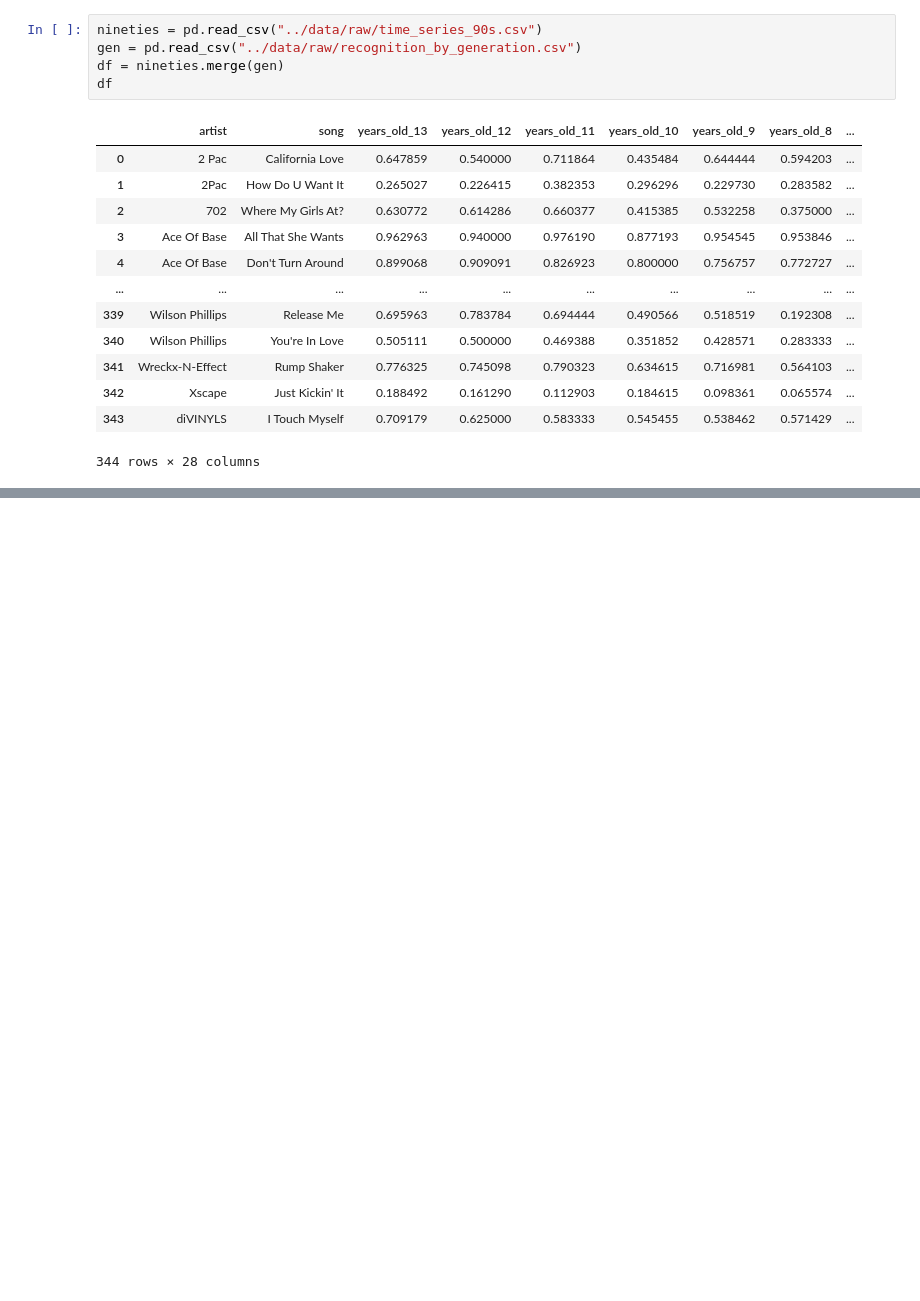
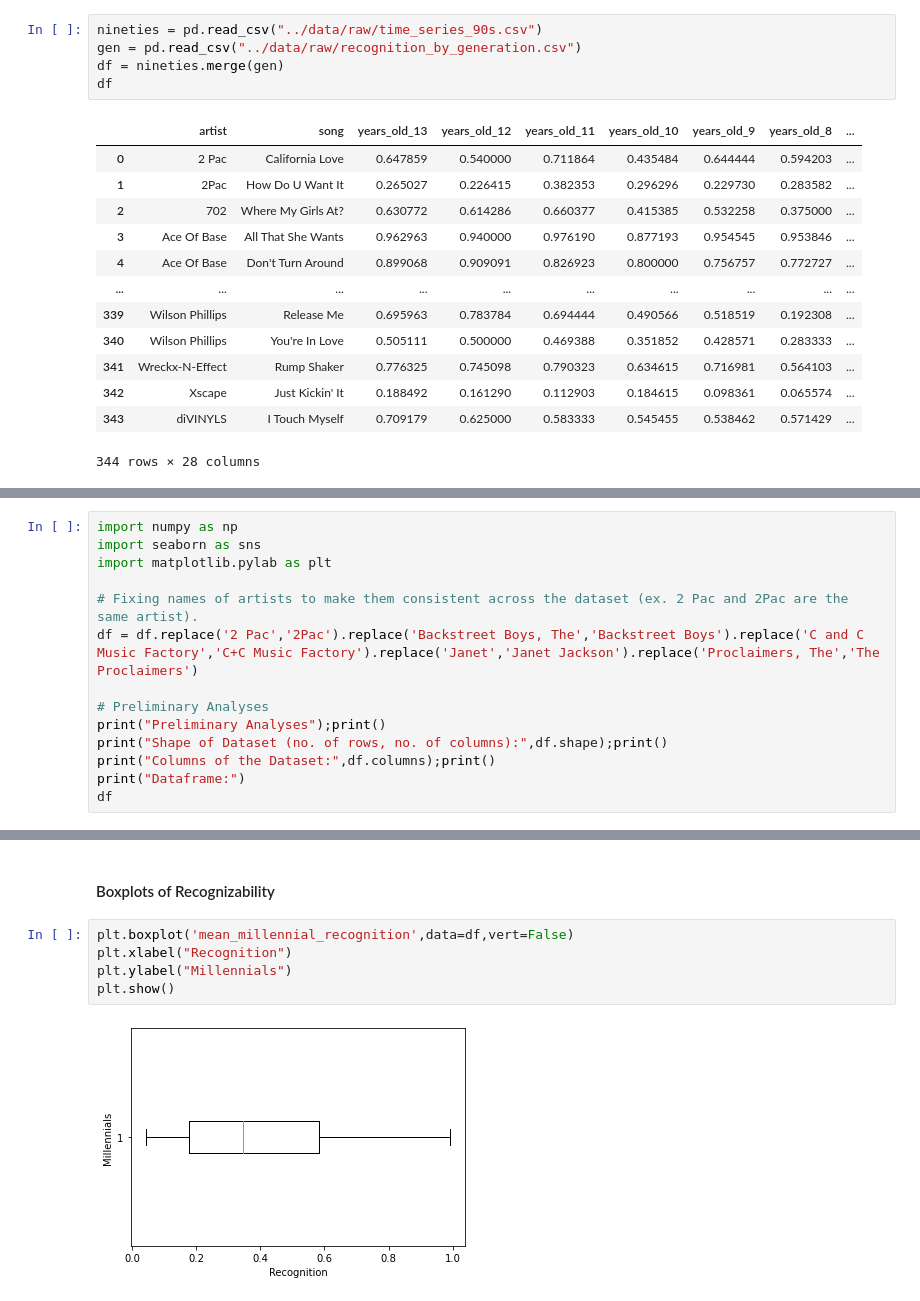
Before and after one commit to data301-2021-winter1/project-group41-project, a Jupyter notebook: notebooks/analysis1.ipynb, the cells around one changed output, grey strips where cells are left out. Cells and saved outputs as stored; diff of their text form; blank space fills up the shorter version.

```diff
--- a/notebooks/analysis1.ipynb
+++ b/notebooks/analysis1.ipynb
@@ -29,0 +36,14 @@ df
+# %%
+import numpy as np
+import seaborn as sns
+import matplotlib.pylab as plt
+
+# Fixing names of artists to make them consistent across the dataset (ex. 2 Pac and 2Pac are the same artist).
+df = df.replace('2 Pac','2Pac').replace('Backstreet Boys, The','Backstreet Boys').replace('C and C Music Factory','C+C Music Factory').replace('Janet','Janet Jackson').replace('Proclaimers, The','The Proclaimers')
+
+# Preliminary Analyses
+print("Preliminary Analyses");print()
+print("Shape of Dataset (no. of rows, no. of columns):",df.shape);print()
+print("Columns of the Dataset:",df.columns);print()
+print("Dataframe:")
+df
@@ -29,0 +109,9 @@ df
+# %% [markdown]
+#### Boxplots of Recognizability
+# %%
+plt.boxplot('mean_millennial_recognition',data=df,vert=False)
+plt.xlabel("Recognition")
+plt.ylabel("Millennials")
+plt.show()
+# %% [output]
+[figure, added]
```
Also changed, not shown: parts of 16 cells of this notebook.
